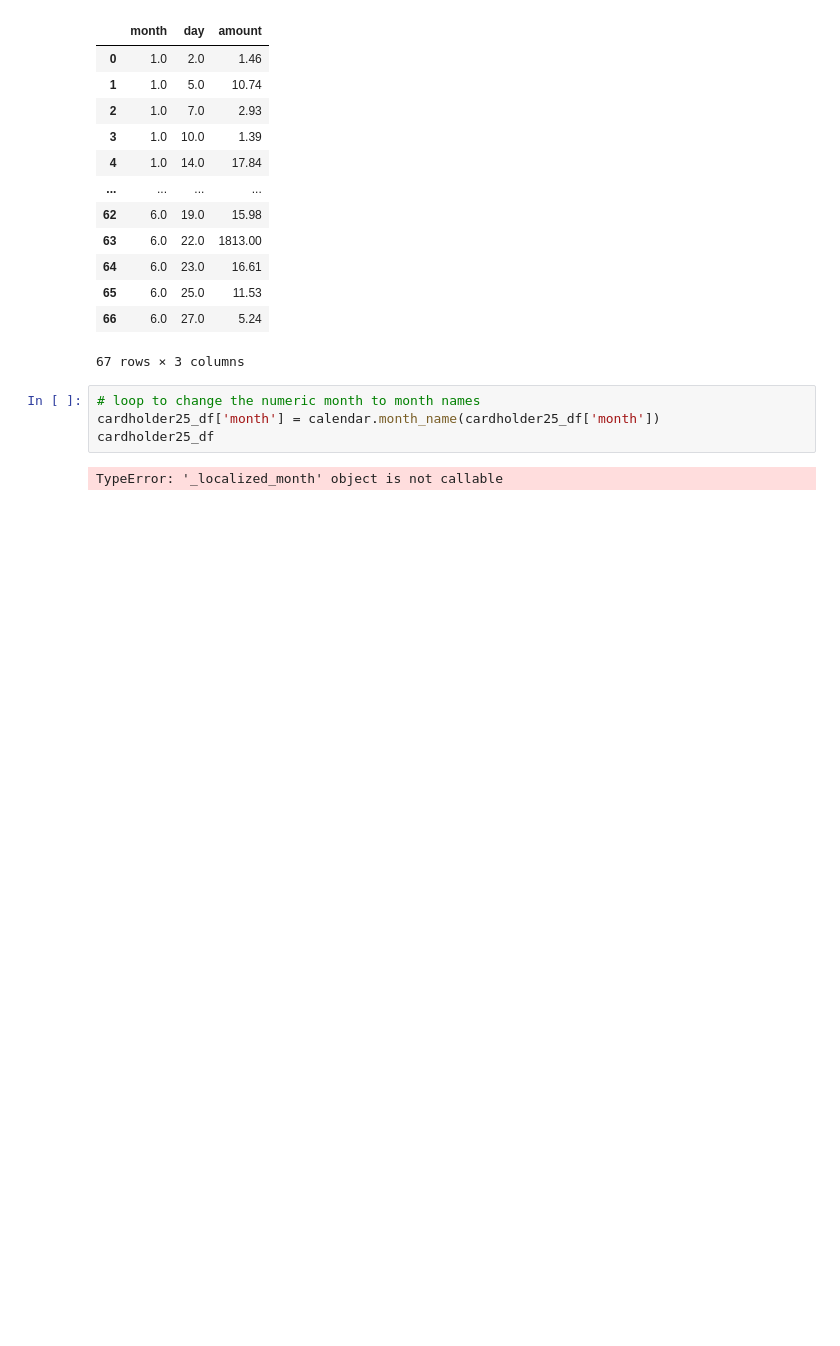
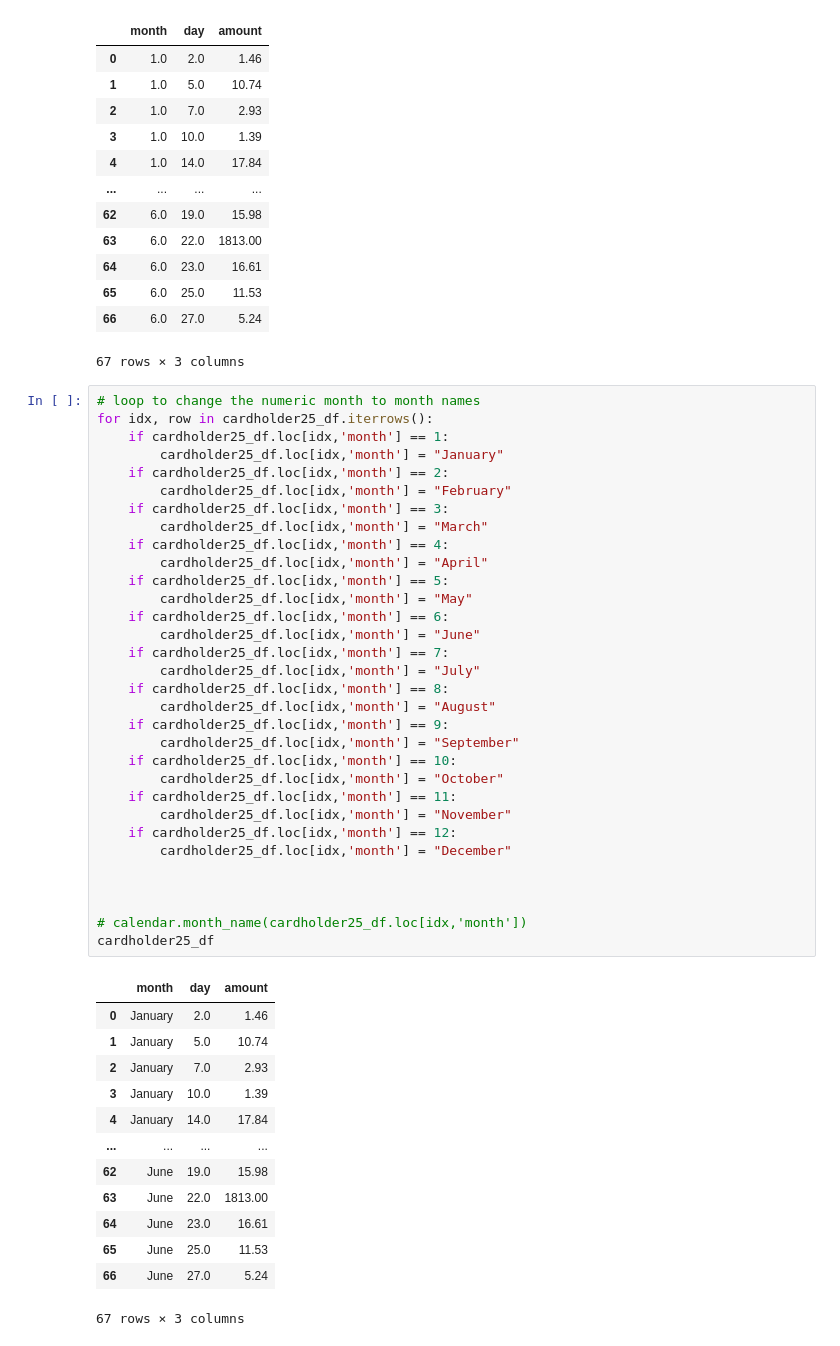
Before and after one commit to spearl7076/Unit7-Homework, a Jupyter notebook: Starter_Files/visual_data_analysis.ipynb, the cells around one changed output. Drawn from its saved outputs; the diff is of its cells as text; blank space fills up the shorter version.

```diff
--- a/Starter_Files/visual_data_analysis.ipynb
+++ b/Starter_Files/visual_data_analysis.ipynb
@@ -113,11 +113,51 @@ cardholder25_df
 | 65 | 6.0 | 25.0 | 11.53 |
 | 66 | 6.0 | 27.0 | 5.24 |
 67 rows × 3 columns
-# %%
-# loop to change the numeric month to month names
-cardholder25_df['month'] = calendar.month_name(cardholder25_df['month'])
-cardholder25_df
-# %% [output]
-TypeError: '_localized_month' object is not callable
+# %%
+# loop to change the numeric month to month names
+for idx, row in cardholder25_df.iterrows():
+    if cardholder25_df.loc[idx,'month'] == 1:
+        cardholder25_df.loc[idx,'month'] = "January"
+    if cardholder25_df.loc[idx,'month'] == 2:
+        cardholder25_df.loc[idx,'month'] = "February"
+    if cardholder25_df.loc[idx,'month'] == 3:
+        cardholder25_df.loc[idx,'month'] = "March"
+    if cardholder25_df.loc[idx,'month'] == 4:
+        cardholder25_df.loc[idx,'month'] = "April"
+    if cardholder25_df.loc[idx,'month'] == 5:
+        cardholder25_df.loc[idx,'month'] = "May"
+    if cardholder25_df.loc[idx,'month'] == 6:
+        cardholder25_df.loc[idx,'month'] = "June"
+    if cardholder25_df.loc[idx,'month'] == 7:
+        cardholder25_df.loc[idx,'month'] = "July"
+    if cardholder25_df.loc[idx,'month'] == 8:
+        cardholder25_df.loc[idx,'month'] = "August"
+    if cardholder25_df.loc[idx,'month'] == 9:
+        cardholder25_df.loc[idx,'month'] = "September"
+    if cardholder25_df.loc[idx,'month'] == 10:
+        cardholder25_df.loc[idx,'month'] = "October"
+    if cardholder25_df.loc[idx,'month'] == 11:
+        cardholder25_df.loc[idx,'month'] = "November"
+    if cardholder25_df.loc[idx,'month'] == 12:
+        cardholder25_df.loc[idx,'month'] = "December"
+
+
+
+# calendar.month_name(cardholder25_df.loc[idx,'month'])
+cardholder25_df
+# %% [output]
+|  | month | day | amount |
+| 0 | January | 2.0 | 1.46 |
+| 1 | January | 5.0 | 10.74 |
+| 2 | January | 7.0 | 2.93 |
+| 3 | January | 10.0 | 1.39 |
+| 4 | January | 14.0 | 17.84 |
+| ... | ... | ... | ... |
+| 62 | June | 19.0 | 15.98 |
+| 63 | June | 22.0 | 1813.00 |
+| 64 | June | 23.0 | 16.61 |
+| 65 | June | 25.0 | 11.53 |
+| 66 | June | 27.0 | 5.24 |
+67 rows × 3 columns
 # %%
 # Creating the six box plots using plotly express
```
Also changed, not shown: parts of 1 cell of this notebook.
